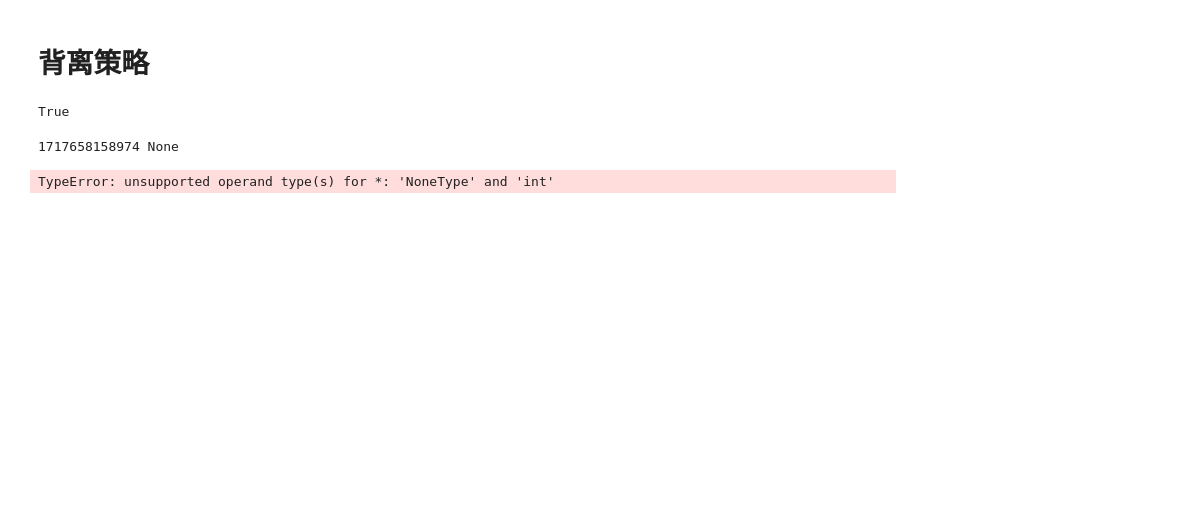
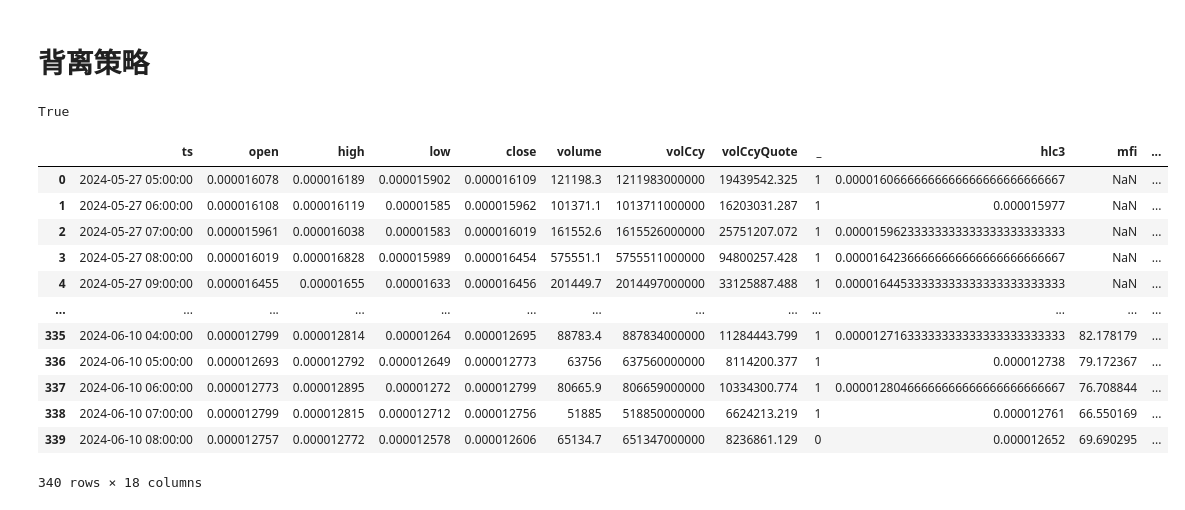
Before and after one commit to mkdir700/ctc-filter, a Jupyter notebook: notebook/divergence.ipynb, the cells around one changed output. Cells and saved outputs as stored; diff of their text form; code cells hidden in the pictures; blank space fills up the shorter version.

```diff
--- a/notebook/divergence.ipynb
+++ b/notebook/divergence.ipynb
@@ -159,21 +162,57 @@ def merge_candlesticks(df1: DataFrame, df2: DataFrame) -> DataFrame:
 True
 # %%
 # 获取过去一天的数据
-def get_df(instId):
-    start = datetime.now() - timedelta(days=1)
-    df = get_candlesticks(instId, bar="15m", after=start.timestamp() * 1000)
+def get_df(instId, bar):
+    start = datetime.now() - timedelta(days=10)
+    df = get_candlesticks(instId, bar=bar, after=start.timestamp() * 1000)
     df.reset_index(drop=True, inplace=True)
     df["ts"] = df["ts"].astype(int)
     df["ts"] = pd.to_datetime(df["ts"], unit="ms") + timedelta(hours=8)
-    df["high"] = df["high"].astype(float)
-    df["low"] = df["low"].astype(float)
-    df["close"] = df["close"].astype(float)
+    df["high"] = df["high"].apply(lambda x: Decimal(x))
+    df["low"] = df["low"].apply(lambda x: Decimal(x))
+    df["close"] = df["close"].apply(lambda x: Decimal(x))
     df["hlc3"] = (df["high"] + df["low"] + df["close"]) / 3
+
+    fastMfi = ta.MFI(df['high'], df['low'], df['close'], df['volume'], timeperiod=fastMfiLen)
+    slowMfi = ta.MFI(df['high'], df['low'], df['close'], df['volume'], timeperiod=slowMfiLen)
+    resMfi = transform(ta.SMA((fastMfi * 0.5 + slowMfi * 0.5), timeperiod=smoothHist), 0.7)
+
+    mfi = ta.MFI(df['high'], df['low'], df['close'], df['volume'], timeperiod=MFI_LEN)
+    rsi = ta.RSI(df['hlc3'], timeperiod=rsiLen)
+    # 计算Stochastic RSI
+    stoch_rsi_k, stoch_rsi_d = ta.STOCH(rsi, rsi, rsi, fastk_period=rsiLen, slowk_period=1, slowk_matype=0, slowd_period=1, slowd_matype=0)
+    # 计算STOCH_K的SMA
+    stoch = ta.SMA(stoch_rsi_k, timeperiod=STOCH_K)
+    sigStoch = ta.SMA(stoch, timeperiod=STOCH_D)
+    df["mfi"] = mfi
+    df["rsi"] = rsi
+    df["stoch"] = stoch
+    df["sigStoch"] = sigStoch
+
+    signal = (rsi + mfiWeight * mfi + STOCH_WEIGHT * stoch) / (1 + mfiWeight + STOCH_WEIGHT)
+    avg = transform(ta.EMA(signal, smoothLen), EXTEND_MULT)
+    avg2 = transform(ta.EMA(signal, round(smoothLen * SMOOTH_LEN)), EXTEND_MULT)
+
+    df['resMfi'] = resMfi
+    df['signal'] = signal
+    df['avg'] = avg
+    df['avg2'] = avg2
     return df
 # %%
-instId = "SOL-USDT-SWAP"
-df = get_df(instId)
+instId = "PEPE-USDT-SWAP"
+df = get_df(instId, "1H")
 df
 # %% [output]
+|  | ts | open | high | low | close | volume | volCcy | volCcyQuote | _ | hlc3 | mfi | ... |
+| 0 | 2024-05-27 05:00:00 | 0.000016078 | 0.000016189 | 0.000015902 | 0.000016109 | 121198.3 | 1211983000000 | 19439542.325 | 1 | 0.00001606666666666666666666666667 | NaN | ... |
+| 1 | 2024-05-27 06:00:00 | 0.000016108 | 0.000016119 | 0.00001585 | 0.000015962 | 101371.1 | 1013711000000 | 16203031.287 | 1 | 0.000015977 | NaN | ... |
+| 2 | 2024-05-27 07:00:00 | 0.000015961 | 0.000016038 | 0.00001583 | 0.000016019 | 161552.6 | 1615526000000 | 25751207.072 | 1 | 0.00001596233333333333333333333333 | NaN | ... |
+| 3 | 2024-05-27 08:00:00 | 0.000016019 | 0.000016828 | 0.000015989 | 0.000016454 | 575551.1 | 5755511000000 | 94800257.428 | 1 | 0.00001642366666666666666666666667 | NaN | ... |
+| 4 | 2024-05-27 09:00:00 | 0.000016455 | 0.00001655 | 0.00001633 | 0.000016456 | 201449.7 | 2014497000000 | 33125887.488 | 1 | 0.00001644533333333333333333333333 | NaN | ... |
+| ... | ... | ... | ... | ... | ... | ... | ... | ... | ... | ... | ... | ... |
+| 335 | 2024-06-10 04:00:00 | 0.000012799 | 0.000012814 | 0.00001264 | 0.000012695 | 88783.4 | 887834000000 | 11284443.799 | 1 | 0.00001271633333333333333333333333 | 82.178179 | ... |
+| 336 | 2024-06-10 05:00:00 | 0.000012693 | 0.000012792 | 0.000012649 | 0.000012773 | 63756 | 637560000000 | 8114200.377 | 1 | 0.000012738 | 79.172367 | ... |
+| 337 | 2024-06-10 06:00:00 | 0.000012773 | 0.000012895 | 0.00001272 | 0.000012799 | 80665.9 | 806659000000 | 10334300.774 | 1 | 0.00001280466666666666666666666667 | 76.708844 | ... |
+| 338 | 2024-06-10 07:00:00 | 0.000012799 | 0.000012815 | 0.000012712 | 0.000012756 | 51885 | 518850000000 | 6624213.219 | 1 | 0.000012761 | 66.550169 | ... |
+| 339 | 2024-06-10 08:00:00 | 0.000012757 | 0.000012772 | 0.000012578 | 0.000012606 | 65134.7 | 651347000000 | 8236861.129 | 0 | 0.000012652 | 69.690295 | ... |
-1717658158974 None
+340 rows × 18 columns
-TypeError: unsupported operand type(s) for *: 'NoneType' and 'int'
```
Also changed, not shown: parts of 5 cells of this notebook, 2 other files.
